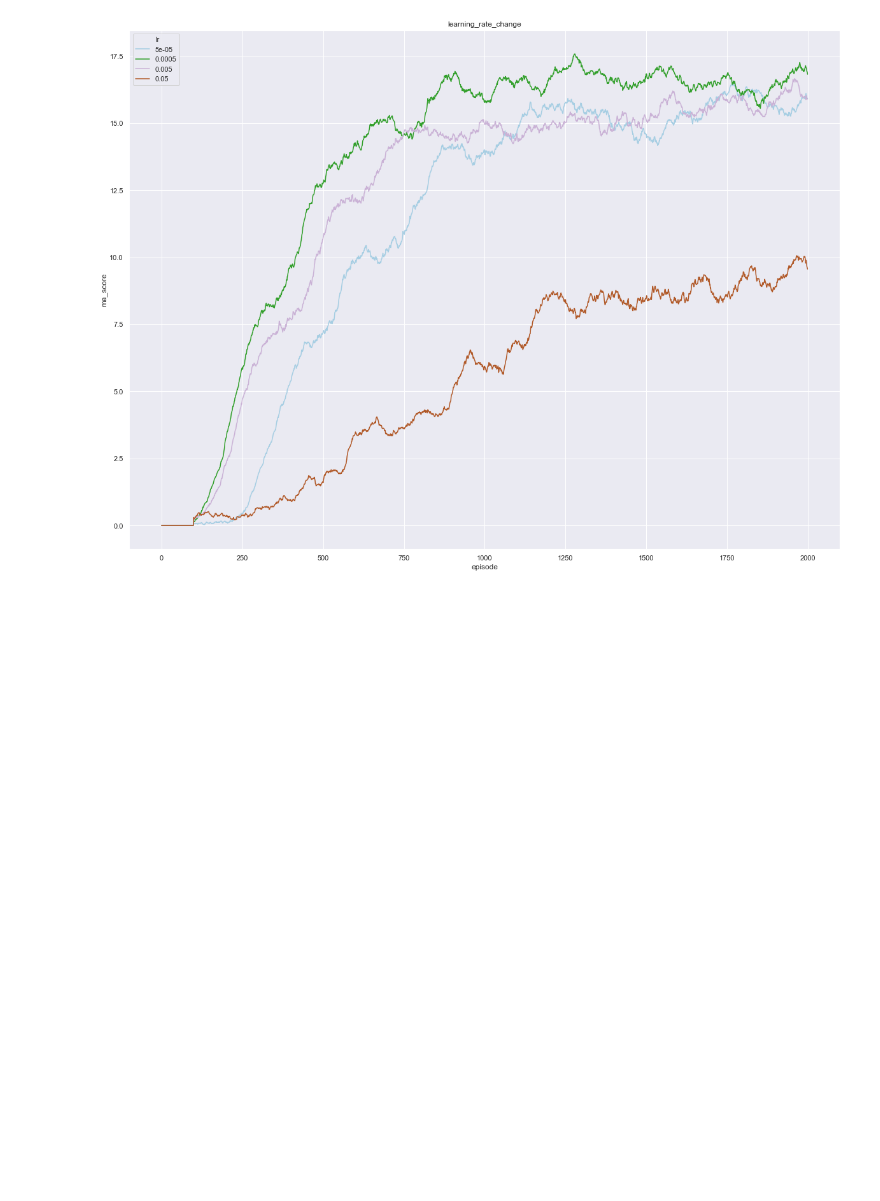
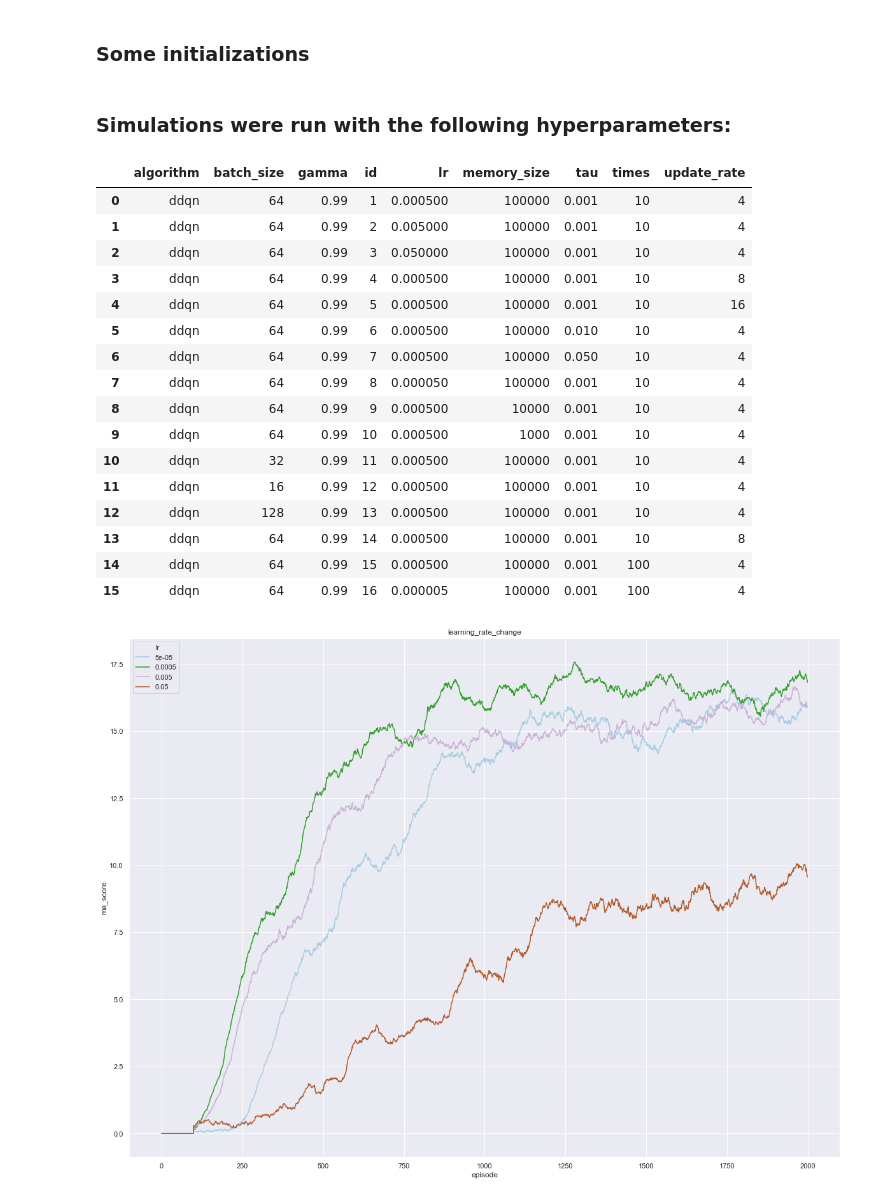
Before and after one commit to jezzarax/drlnd_p1_navigation, a Jupyter notebook: Training_hyperparameter_search_analysis.ipynb, the cells around one changed output. Drawn from its saved outputs; the diff is of its cells as text; code cells hidden in the pictures; blank space fills up the shorter version.

```diff
--- a/Training_hyperparameter_search_analysis.ipynb
+++ b/Training_hyperparameter_search_analysis.ipynb
@@ -1 +1,3 @@
+# %% [markdown]
+### Some initializations
 # %%
@@ -36 +16,23 @@ search_reference = {
+# %% [markdown]
+### Simulations were run with the following hyperparameters:
+# %%
+pd.DataFrame([{"id": id, **parms._asdict()} for (id, parms) in simulation_hyperparameter_reference.items()])
+# %% [output]
+|  | algorithm | batch_size | gamma | id | lr | memory_size | tau | times | update_rate |
+| 0 | ddqn | 64 | 0.99 | 1 | 0.000500 | 100000 | 0.001 | 10 | 4 |
+| 1 | ddqn | 64 | 0.99 | 2 | 0.005000 | 100000 | 0.001 | 10 | 4 |
+| 2 | ddqn | 64 | 0.99 | 3 | 0.050000 | 100000 | 0.001 | 10 | 4 |
+| 3 | ddqn | 64 | 0.99 | 4 | 0.000500 | 100000 | 0.001 | 10 | 8 |
+| 4 | ddqn | 64 | 0.99 | 5 | 0.000500 | 100000 | 0.001 | 10 | 16 |
+| 5 | ddqn | 64 | 0.99 | 6 | 0.000500 | 100000 | 0.010 | 10 | 4 |
+| 6 | ddqn | 64 | 0.99 | 7 | 0.000500 | 100000 | 0.050 | 10 | 4 |
+| 7 | ddqn | 64 | 0.99 | 8 | 0.000050 | 100000 | 0.001 | 10 | 4 |
+| 8 | ddqn | 64 | 0.99 | 9 | 0.000500 | 10000 | 0.001 | 10 | 4 |
+| 9 | ddqn | 64 | 0.99 | 10 | 0.000500 | 1000 | 0.001 | 10 | 4 |
+| 10 | ddqn | 32 | 0.99 | 11 | 0.000500 | 100000 | 0.001 | 10 | 4 |
+| 11 | ddqn | 16 | 0.99 | 12 | 0.000500 | 100000 | 0.001 | 10 | 4 |
+| 12 | ddqn | 128 | 0.99 | 13 | 0.000500 | 100000 | 0.001 | 10 | 4 |
+| 13 | ddqn | 64 | 0.99 | 14 | 0.000500 | 100000 | 0.001 | 10 | 8 |
+| 14 | ddqn | 64 | 0.99 | 15 | 0.000500 | 100000 | 0.001 | 100 | 4 |
+| 15 | ddqn | 64 | 0.99 | 16 | 0.000005 | 100000 | 0.001 | 100 | 4 |
 # %%
```
Also changed, not shown: parts of 4 cells of this notebook, 9 other files.
